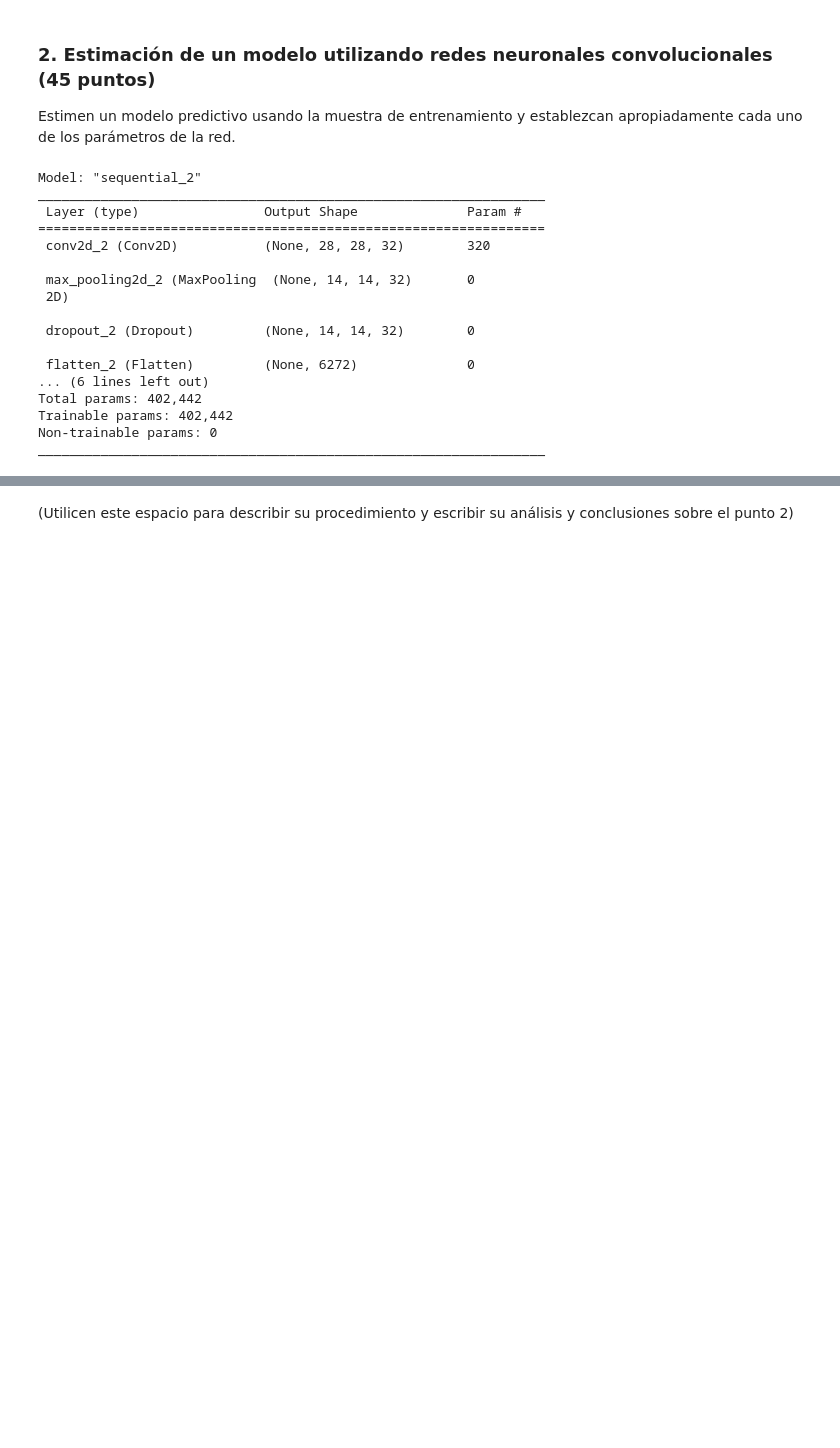
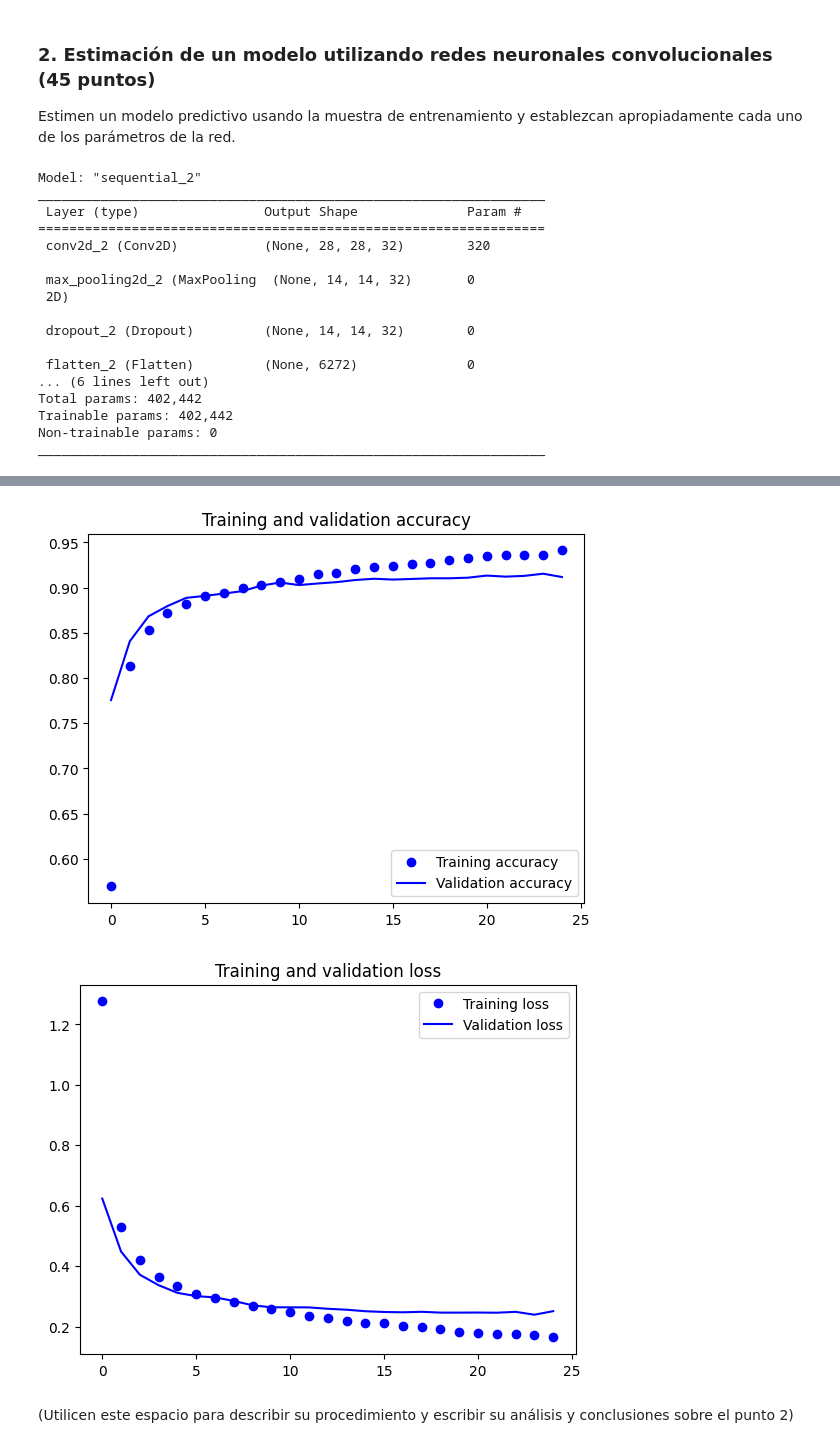
Before and after one commit to juankquintana/deep_learning, a Jupyter notebook: Semana 5/Caso 5/S5TCPEP1.ipynb, the cells around one changed output, grey strips where cells are left out. Cells and saved outputs as stored; diff of their text form; code cells hidden in the pictures; blank space fills up the shorter version.

```diff
--- a/Semana 5/Caso 5/S5TCPEP1.ipynb
+++ b/Semana 5/Caso 5/S5TCPEP1.ipynb
@@ -96,3 +96,10 @@ train_X,valid_X,train_label,valid_label = train_test_split(train_X, y_train, tes
 train_X.shape,valid_X.shape,train_label.shape,valid_label.shape
 # %% [output]
 ((48000, 28, 28), (12000, 28, 28), (48000,), (12000,))
+# %%
+image_rows = train_X.shape[1]
+image_cols = train_X.shape[2]
+train_X = train_X.reshape(-1, 28, 28, 1)
+valid_X = valid_X.reshape(-1, 28, 28, 1)
+test_X = test_X.reshape(-1, 28, 28, 1)
+train_X.shape, test_X.shape
@@ -99,7 +108,7 @@ train_X.shape,valid_X.shape,train_label.shape,valid_label.shape
 # %%
 #Ajustar dimensiones de los datos
-image_rows = train_X.shape[1]
-image_cols = train_X.shape[2]
-train_X = train_X.reshape(-1,image_rows,image_cols, 1)
-test_X = test_X.reshape(-1,image_rows,image_cols, 1)
-train_X.shape, test_X.shape
+# image_rows = train_X.shape[1]
+# image_cols = train_X.shape[2]
+# train_X = train_X.reshape(-1,image_rows,image_cols, 1)
+# test_X = test_X.reshape(-1,image_rows,image_cols, 1)
+# train_X.shape, test_X.shape
@@ -141,3 +148,15 @@ Total params: 402,442
 Trainable params: 402,442
 Non-trainable params: 0
 _________________________________________________________________
+# %%
+batch_size = 4800
+epochs = 25
+
+digits_train = digits_model.fit(
+    train_X,
+    train_label,
+    batch_size=batch_size,
+    epochs=epochs,
+    verbose=1,
+    validation_data=(valid_X, valid_label)
+)
@@ -144,3 +181,22 @@ _________________________________________________________________
+# %%
+accuracy = digits_train.history['accuracy']
+val_accuracy = digits_train.history['val_accuracy']
+loss = digits_train.history['loss']
+val_loss = digits_train.history['val_loss']
+epochs = range(len(accuracy))
+plt.plot(epochs, accuracy, 'bo', label='Training accuracy')
+plt.plot(epochs, val_accuracy, 'b', label='Validation accuracy')
+plt.title('Training and validation accuracy')
+plt.legend()
+plt.figure()
+plt.plot(epochs, loss, 'bo', label='Training loss')
+plt.plot(epochs, val_loss, 'b', label='Validation loss')
+plt.title('Training and validation loss')
+plt.legend()
+plt.show()
+# %% [output]
+[figure, added]
+[figure, added]
 # %% [markdown]
 (Utilicen este espacio para describir su procedimiento y escribir su análisis y conclusiones sobre el punto 2)
 # %% [markdown]
```
Also changed, not shown: parts of 5 cells of this notebook, 1 other file.
